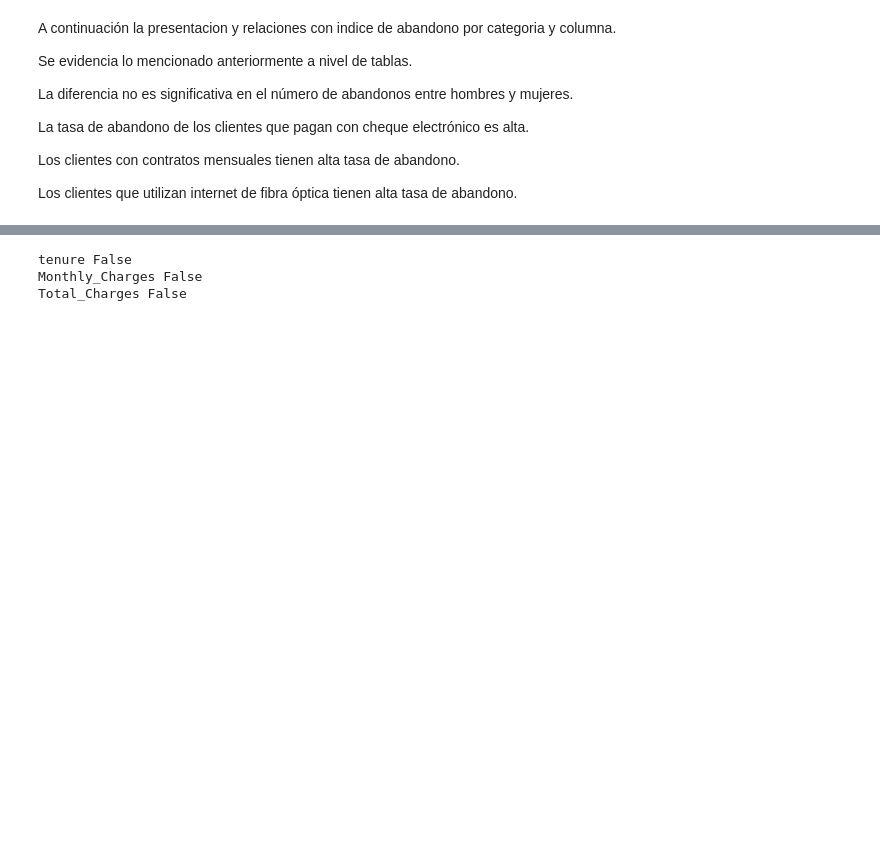
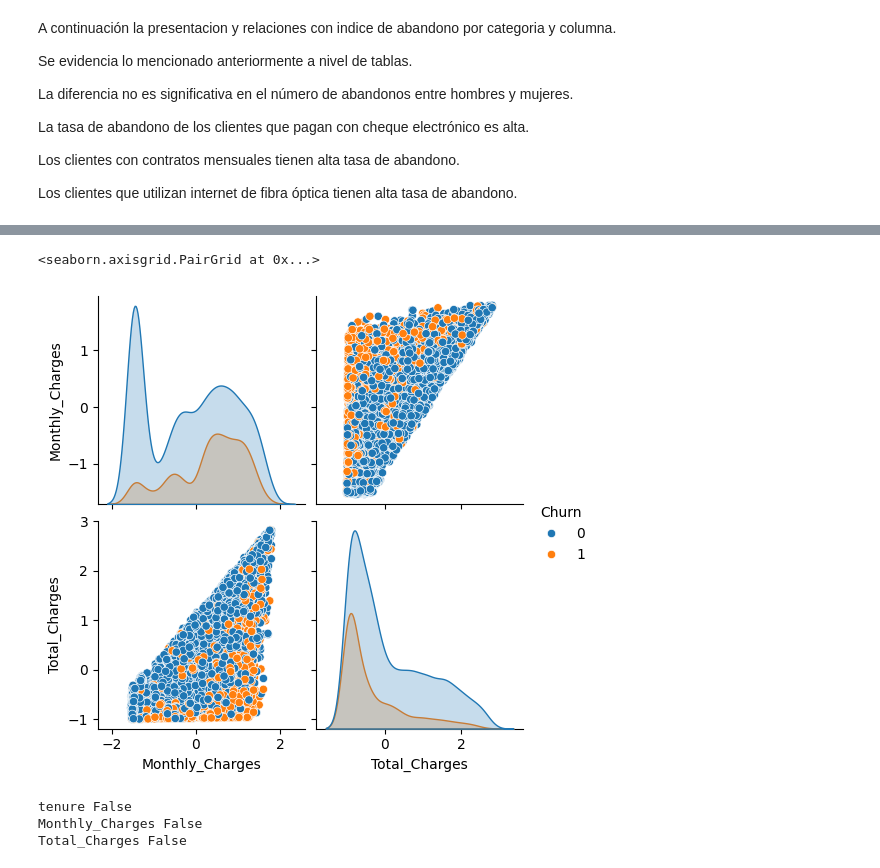
Before and after one commit to edisongarciac-hub/Entrega-1---Data-Science-2, a Jupyter notebook: Entrega_1_Edison_Garcia_Analisis_de_Abonados.ipynb, the cells around one changed output, grey strips where cells are left out. Cells and saved outputs as stored; diff of their text form; code cells hidden in the pictures; blank space fills up the shorter version.

```diff
--- a/Entrega_1_Edison_Garcia_Analisis_de_Abonados.ipynb
+++ b/Entrega_1_Edison_Garcia_Analisis_de_Abonados.ipynb
@@ -445,3 +443,8 @@ mejores usuarios    0.120656
+# %%
+sns.pairplot(df[['Monthly_Charges', 'Churn', 'Total_Charges']], hue='Churn')
+# %% [output]
+<seaborn.axisgrid.PairGrid at 0x...>
+[figure, added]
 # %%
 def outlier_thresholds(dataframe, col_name, q1=0.05, q3=0.95):
     quartile1 = dataframe[col_name].quantile(q1)
```
Also changed, not shown: parts of 6 cells of this notebook.
